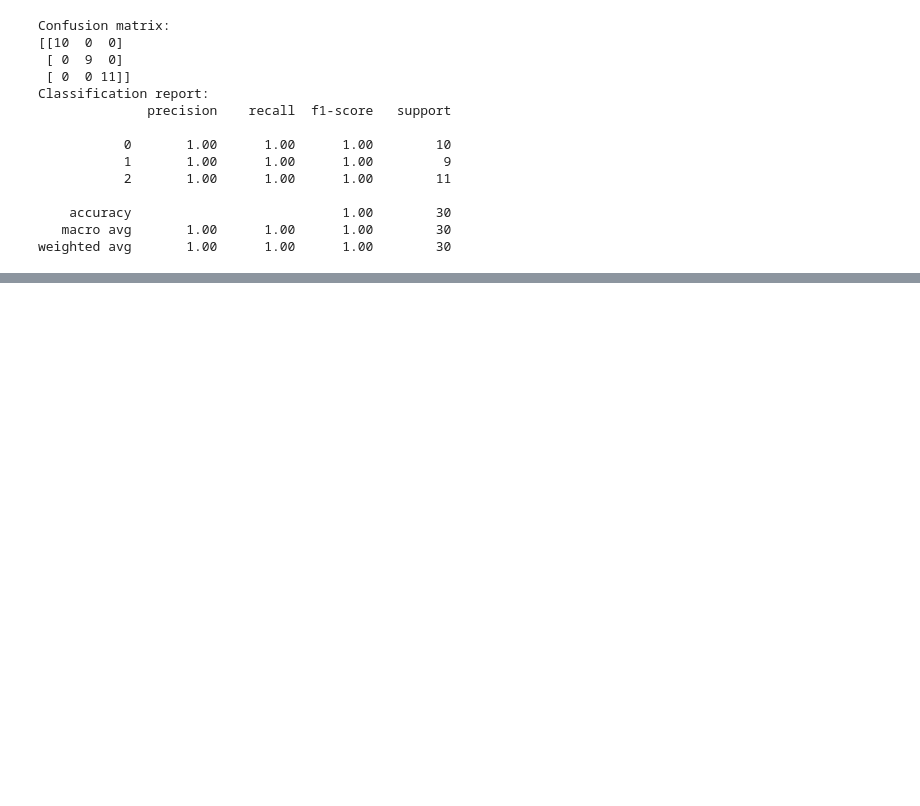
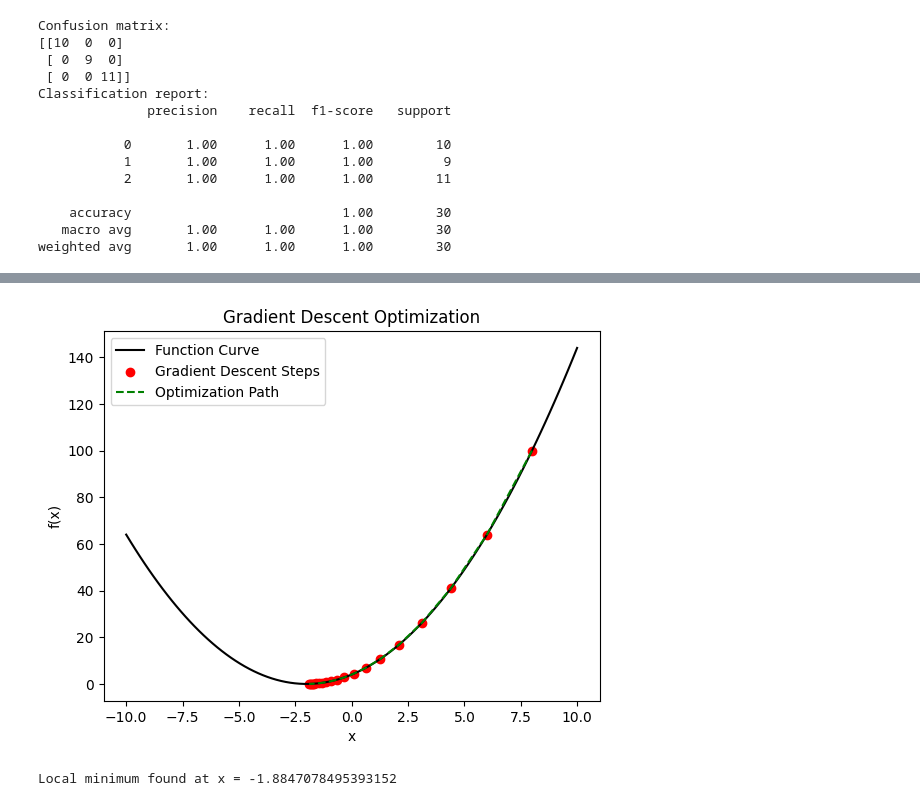
Before and after one commit to GNithish10/ML-Lab, a Jupyter notebook: ML.ipynb, the cells around one changed output, grey strips where cells are left out. Drawn from its saved outputs; the diff is of its cells as text; code cells hidden in the pictures; blank space fills up the shorter version.

```diff
--- a/ML.ipynb
+++ b/ML.ipynb
@@ -943,0 +1041,43 @@ weighted avg       1.00      1.00      1.00        30
+# %%
+def f(x):
+    return x**2 + 4*x + 4
+
+def df(x):
+    return 2*x + 4
+
+x = 8
+learning_rate = 0.1
+iterations = 20
+
+x_values = [x]
+
+for i in range(iterations):
+    x = x - learning_rate * df(x)
+    x_values.append(x)
+
+x_range = np.linspace(-10,10,100)
+y_range = f(x_range)
+
+plt.plot(x_range, y_range, color='black', label='Function Curve')
+
+plt.scatter(x_values,
+            [f(i) for i in x_values],
+            color='red',
+            label='Gradient Descent Steps')
+
+plt.plot(x_values,
+         [f(i) for i in x_values],
+         color='green',
+         linestyle='--',
+         label='Optimization Path')
+
+plt.xlabel("x")
+plt.ylabel("f(x)")
+plt.title("Gradient Descent Optimization")
+plt.legend()
+plt.show()
+
+print("Local minimum found at x =", x)
+# %% [output]
+[figure, added]
+Local minimum found at x = -1.8847078495393152
```
Also changed, not shown: parts of 11 cells of this notebook, 1 other file.
